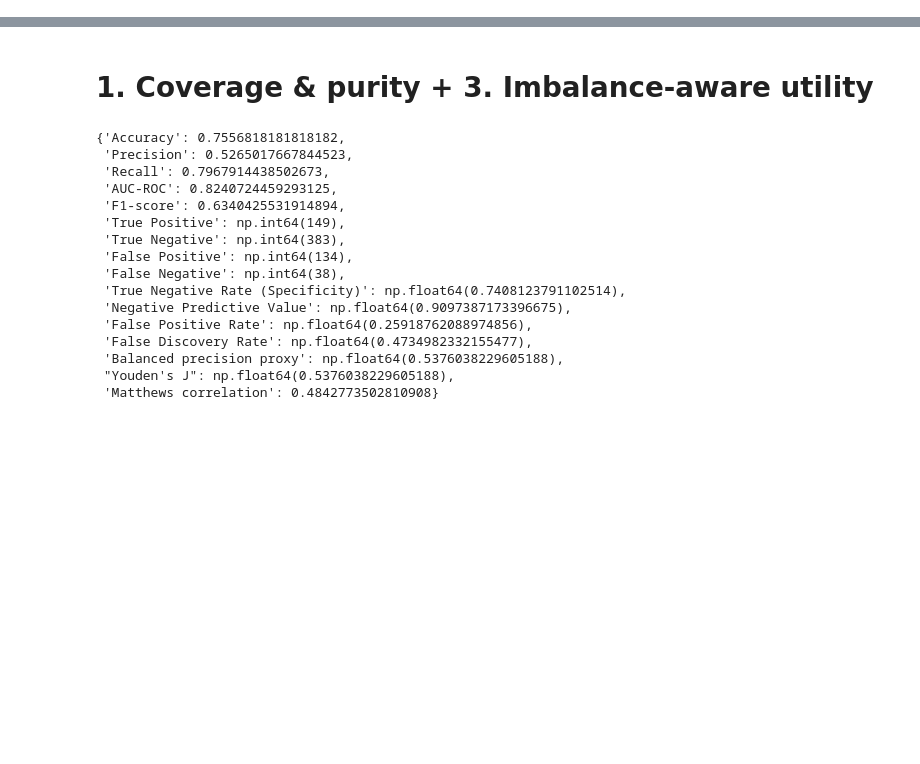
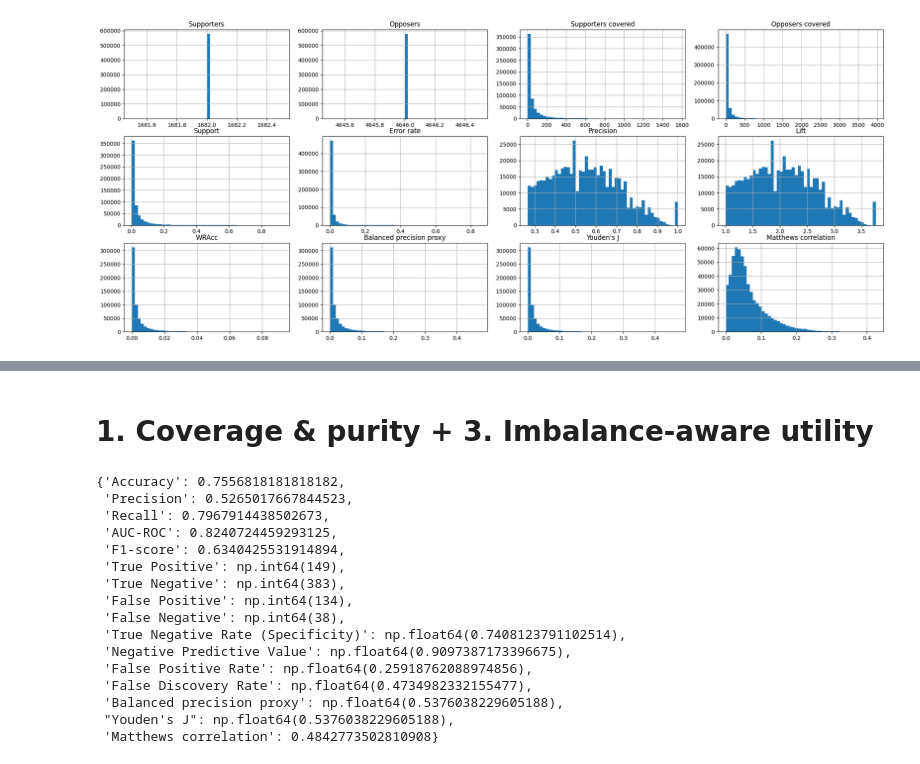
Before and after one commit to TTPO100AJIEX/OSDA-LazyFCA, a Jupyter notebook: 5__metrics.ipynb, the cells around one changed output, grey strips where cells are left out. Drawn from its saved outputs; the diff is of its cells as text; code cells hidden in the pictures; blank space fills up the shorter version.

```diff
--- a/5__metrics.ipynb
+++ b/5__metrics.ipynb
@@ -72,0 +135,12 @@ classifier.explain(X_test.iloc[502]).display()
+# %%
+COLUMNS = [
+    'Supporters', 'Opposers', 'Supporters covered', 'Opposers covered',
+    'Support', 'Error rate', 'Precision', 'Lift', 'WRAcc',
+    'Balanced precision proxy', 'Youden\'s J', 'Matthews correlation'
+]
+fig, axes = plt.subplots(3, 4, figsize = (25, 10))
+for column, ax in zip(COLUMNS, axes.flat):
+    ax.set_title(column)
+    scores[scores["Type"] == "POSITIVE"][column].hist(ax = ax, bins = 50)
+# %% [output]
+[figure, added]
```
Also changed, not shown: parts of 8 cells of this notebook, 5 other files.
